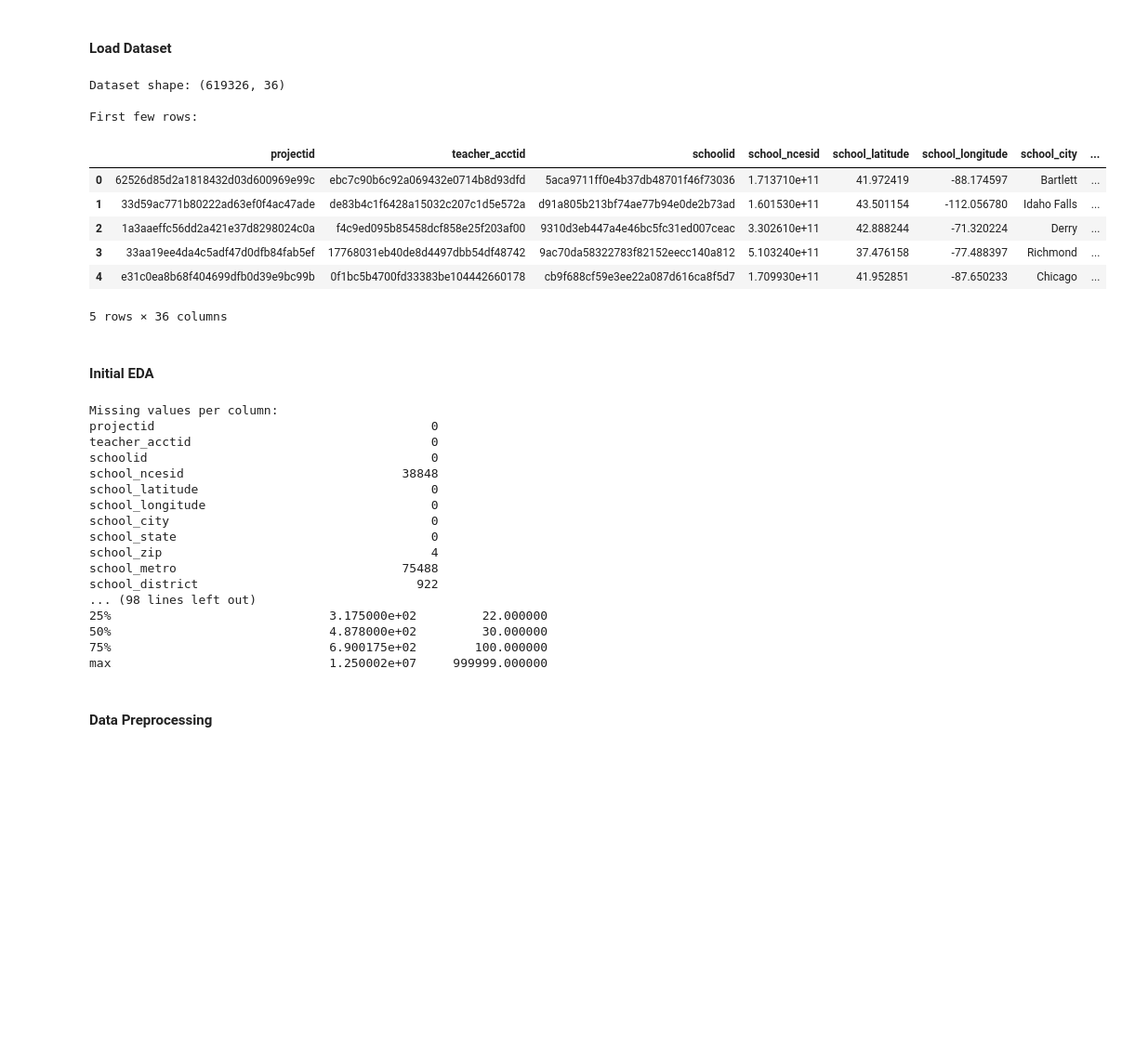
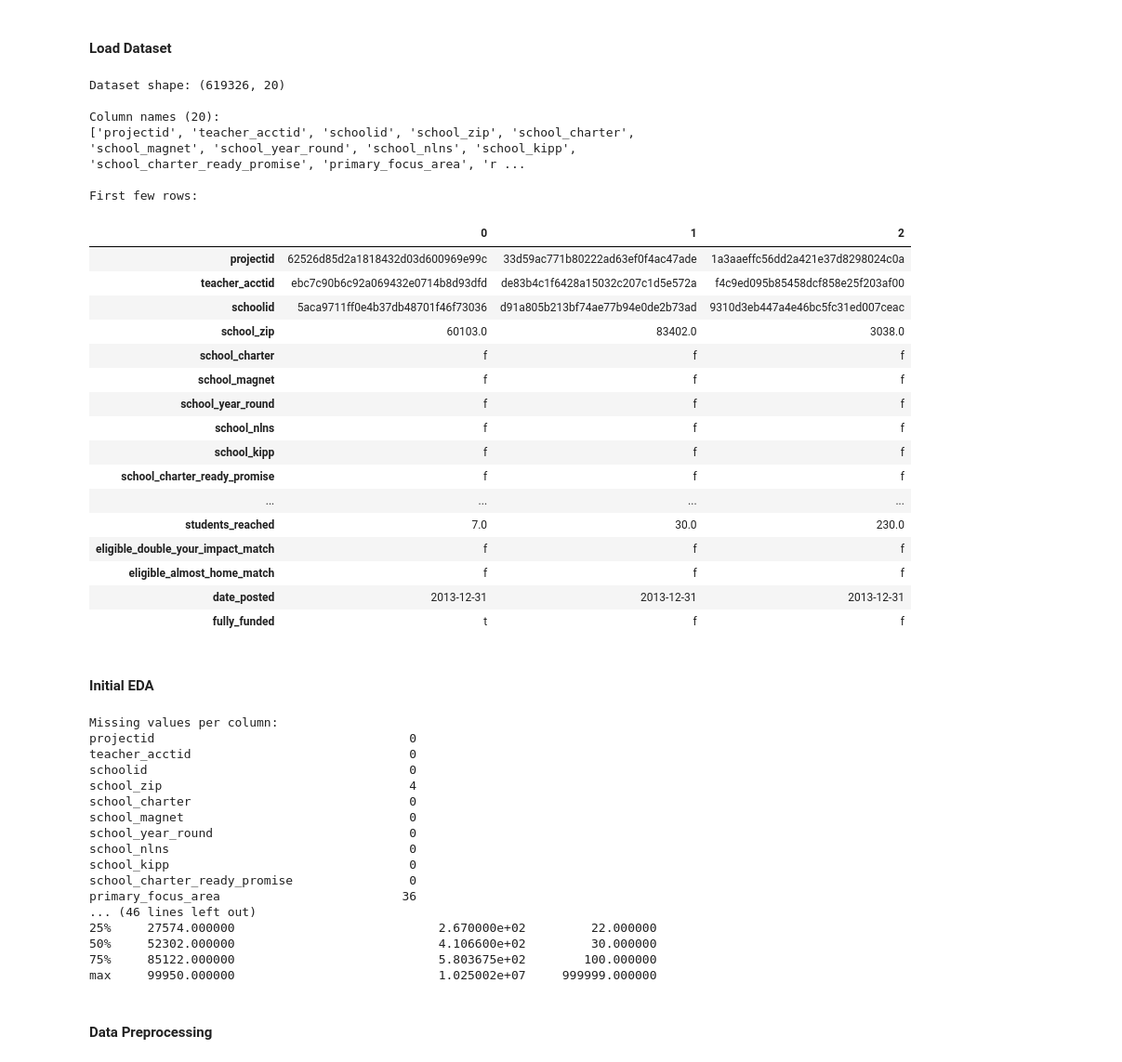
Before and after one commit to pazare/super-ml-project, a Jupyter notebook: myPipeline.ipynb, the cells around one changed output. Shown at 93% size. Drawn from its saved outputs; the diff is of its cells as text; code cells hidden in the pictures; blank space fills up the shorter version.

```diff
--- a/myPipeline.ipynb
+++ b/myPipeline.ipynb
@@ -31,25 +31,52 @@ Note: you may need to restart the kernel to use updated packages.
 # %%
 projects_df = pd.read_csv('Datasets/projects.csv')
 outcomes_df = pd.read_csv('Datasets/outcomes.csv')
 
 # Merge datasets on project ID
 df = pd.merge(projects_df, outcomes_df[['projectid', 'fully_funded']], on='projectid', how='inner')
 
+# Drop columns
+columns_to_drop = [
+    'school_ncesid', 'school_latitude', 'school_longitude', 'school_city',
+    'school_state', 'school_metro', 'school_district', 'school_county',
+    'total_price_including_optional_support', 'teacher_prefix',
+    'teacher_teach_for_america','teacher_ny_teaching_fellow',
+    'secondary_focus_subject', 'secondary_focus_area', 'primary_focus_subject',
+    'fulfillment_labor_materials'
+    ]
+df.drop(columns=columns_to_drop, inplace=True)
+
 # Display basic information
 print("Dataset shape:", df.shape)
+print(f"\nColumn names ({len(df.columns)}):")
+print(df.columns.tolist())
+
 print("\nFirst few rows:")
-df.head()
+df.head(3).T
 # %% [output]
-Dataset shape: (619326, 36)
+Dataset shape: (619326, 20)
+
+Column names (20):
+['projectid', 'teacher_acctid', 'schoolid', 'school_zip', 'school_charter', 'school_magnet', 'school_year_round', 'school_nlns', 'school_kipp', 'school_charter_ready_promise', 'primary_focus_area', 'r ...
 
 First few rows:
-|  | projectid | teacher_acctid | schoolid | school_ncesid | school_latitude | school_longitude | school_city | ... |
-| 0 | 62526d85d2a1818432d03d600969e99c | ebc7c90b6c92a069432e0714b8d93dfd | 5aca9711ff0e4b37db48701f46f73036 | 1.713710e+11 | 41.972419 | -88.174597 | Bartlett | ... |
-| 1 | 33d59ac771b80222ad63ef0f4ac47ade | de83b4c1f6428a15032c207c1d5e572a | d91a805b213bf74ae77b94e0de2b73ad | 1.601530e+11 | 43.501154 | -112.056780 | Idaho Falls | ... |
-| 2 | 1a3aaeffc56dd2a421e37d8298024c0a | f4c9ed095b85458dcf858e25f203af00 | 9310d3eb447a4e46bc5fc31ed007ceac | 3.302610e+11 | 42.888244 | -71.320224 | Derry | ... |
-| 3 | 33aa19ee4da4c5adf47d0dfb84fab5ef | 17768031eb40de8d4497dbb54df48742 | 9ac70da58322783f82152eecc140a812 | 5.103240e+11 | 37.476158 | -77.488397 | Richmond | ... |
-| 4 | e31c0ea8b68f404699dfb0d39e9bc99b | 0f1bc5b4700fd33383be104442660178 | cb9f688cf59e3ee22a087d616ca8f5d7 | 1.709930e+11 | 41.952851 | -87.650233 | Chicago | ... |
+|  | 0 | 1 | 2 |
+| projectid | 62526d85d2a1818432d03d600969e99c | 33d59ac771b80222ad63ef0f4ac47ade | 1a3aaeffc56dd2a421e37d8298024c0a |
+| teacher_acctid | ebc7c90b6c92a069432e0714b8d93dfd | de83b4c1f6428a15032c207c1d5e572a | f4c9ed095b85458dcf858e25f203af00 |
+| schoolid | 5aca9711ff0e4b37db48701f46f73036 | d91a805b213bf74ae77b94e0de2b73ad | 9310d3eb447a4e46bc5fc31ed007ceac |
+| school_zip | 60103.0 | 83402.0 | 3038.0 |
+| school_charter | f | f | f |
+| school_magnet | f | f | f |
+| school_year_round | f | f | f |
+| school_nlns | f | f | f |
+| school_kipp | f | f | f |
+| school_charter_ready_promise | f | f | f |
+| ... | ... | ... | ... |
+| students_reached | 7.0 | 30.0 | 230.0 |
+| eligible_double_your_impact_match | f | f | f |
+| eligible_almost_home_match | f | f | f |
+| date_posted | 2013-12-31 | 2013-12-31 | 2013-12-31 |
+| fully_funded | t | f | f |
-5 rows × 36 columns
 # %% [markdown]
 #### Initial EDA
 # %%
@@ -67,22 +94,22 @@ print("\nNumerical features statistics:")
 print(df.describe())
 # %% [output]
 Missing values per column:
-projectid                                      0
-teacher_acctid                                 0
-schoolid                                       0
-school_ncesid                              38848
-school_latitude                                0
-school_longitude                               0
-school_city                                    0
-school_state                                   0
-school_zip                                     4
-school_metro                               75488
-school_district                              922
-... (98 lines left out)
-25%                              3.175000e+02         22.000000
-50%                              4.878000e+02         30.000000
-75%                              6.900175e+02        100.000000
-max                              1.250002e+07     999999.000000
+projectid                                   0
+teacher_acctid                              0
+schoolid                                    0
+school_zip                                  4
+school_charter                              0
+school_magnet                               0
+school_year_round                           0
+school_nlns                                 0
+school_kipp                                 0
+school_charter_ready_promise                0
+primary_focus_area                         36
+... (46 lines left out)
+25%     27574.000000                            2.670000e+02         22.000000
+50%     52302.000000                            4.106600e+02         30.000000
+75%     85122.000000                            5.803675e+02        100.000000
+max     99950.000000                            1.025002e+07     999999.000000
 # %% [markdown]
 #### Data Preprocessing
 # %%
```
Also changed, not shown: parts of 4 cells of this notebook.
